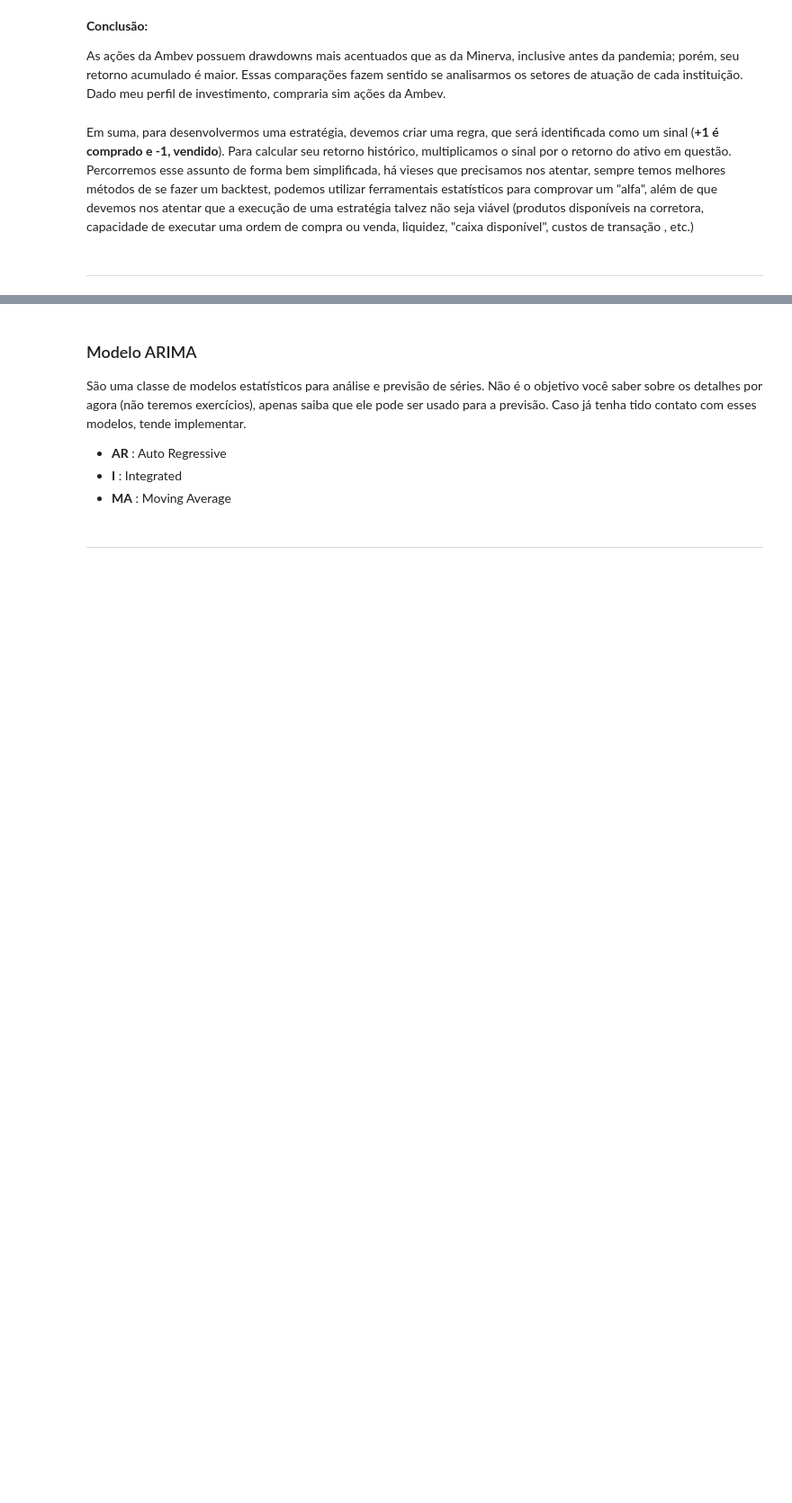
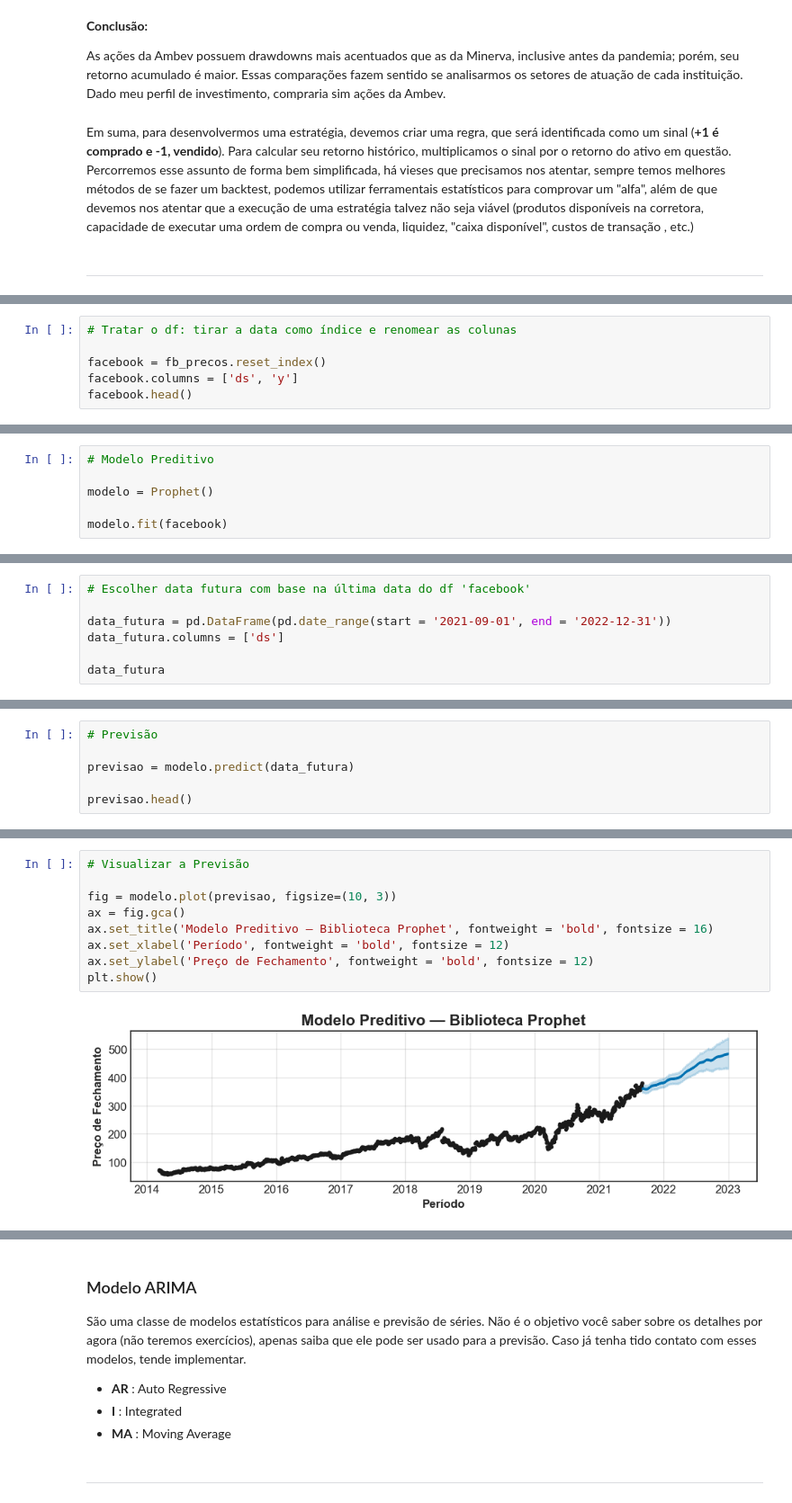
Before and after one commit to anoca-cs/FEA.DEV, a Jupyter notebook: FinQuant/Case/FinQuant Case.ipynb, the cells around one changed output, grey strips where cells are left out. Shown at 90% size. Saved outputs shown, nothing was run; the diff lists cells and outputs as text; blank space fills up the shorter version.

```diff
--- a/FinQuant/Case/FinQuant Case.ipynb
+++ b/FinQuant/Case/FinQuant Case.ipynb
@@ -1597,3 +1595,9 @@ fb_precos.head()
 | 2014-03-12 | 70.8799 |
 | 2014-03-13 | 68.8300 |
 | 2014-03-14 | 67.7200 |
+# %%
+# Tratar o df: tirar a data como índice e renomear as colunas
+
+facebook = fb_precos.reset_index()
+facebook.columns = ['ds', 'y']
+facebook.head()
@@ -1599,0 +1611,6 @@ fb_precos.head()
+# %%
+# Modelo Preditivo
+
+modelo = Prophet()
+
+modelo.fit(facebook)
@@ -1599,0 +1628,7 @@ fb_precos.head()
+# %%
+# Escolher data futura com base na última data do df 'facebook'
+
+data_futura = pd.DataFrame(pd.date_range(start = '2021-09-01', end = '2022-12-31'))
+data_futura.columns = ['ds']
+
+data_futura
@@ -1599,0 +1649,6 @@ fb_precos.head()
+# %%
+# Previsão
+
+previsao = modelo.predict(data_futura)
+
+previsao.head()
@@ -1599,0 +1673,11 @@ fb_precos.head()
+# %%
+# Visualizar a Previsão
+
+fig = modelo.plot(previsao, figsize=(10, 3))
+ax = fig.gca()
+ax.set_title('Modelo Preditivo — Biblioteca Prophet', fontweight = 'bold', fontsize = 16)
+ax.set_xlabel('Período', fontweight = 'bold', fontsize = 12)
+ax.set_ylabel('Preço de Fechamento', fontweight = 'bold', fontsize = 12)
+plt.show()
+# %% [output]
+[figure, added]
```
Also changed, not shown: parts of 17 cells of this notebook.
